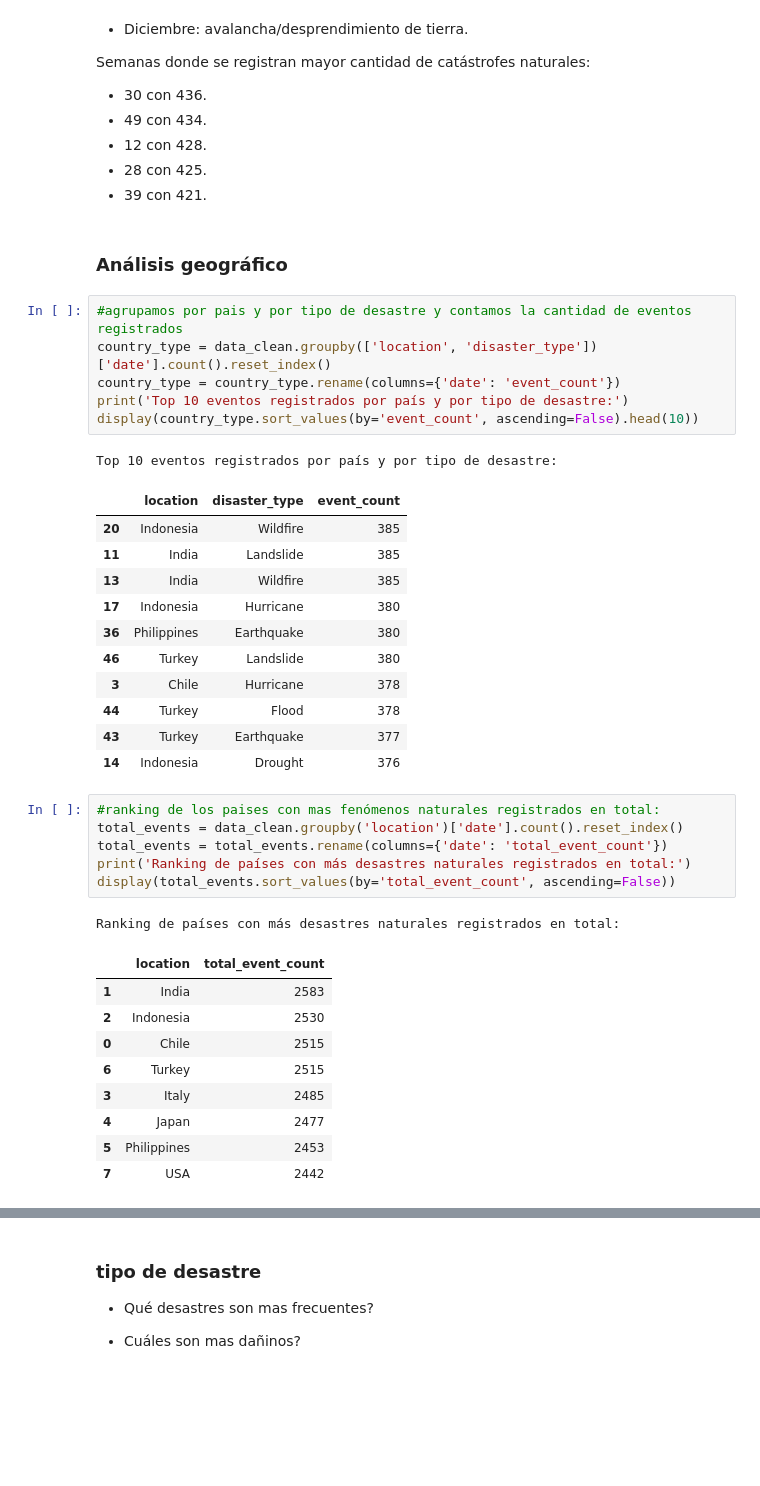
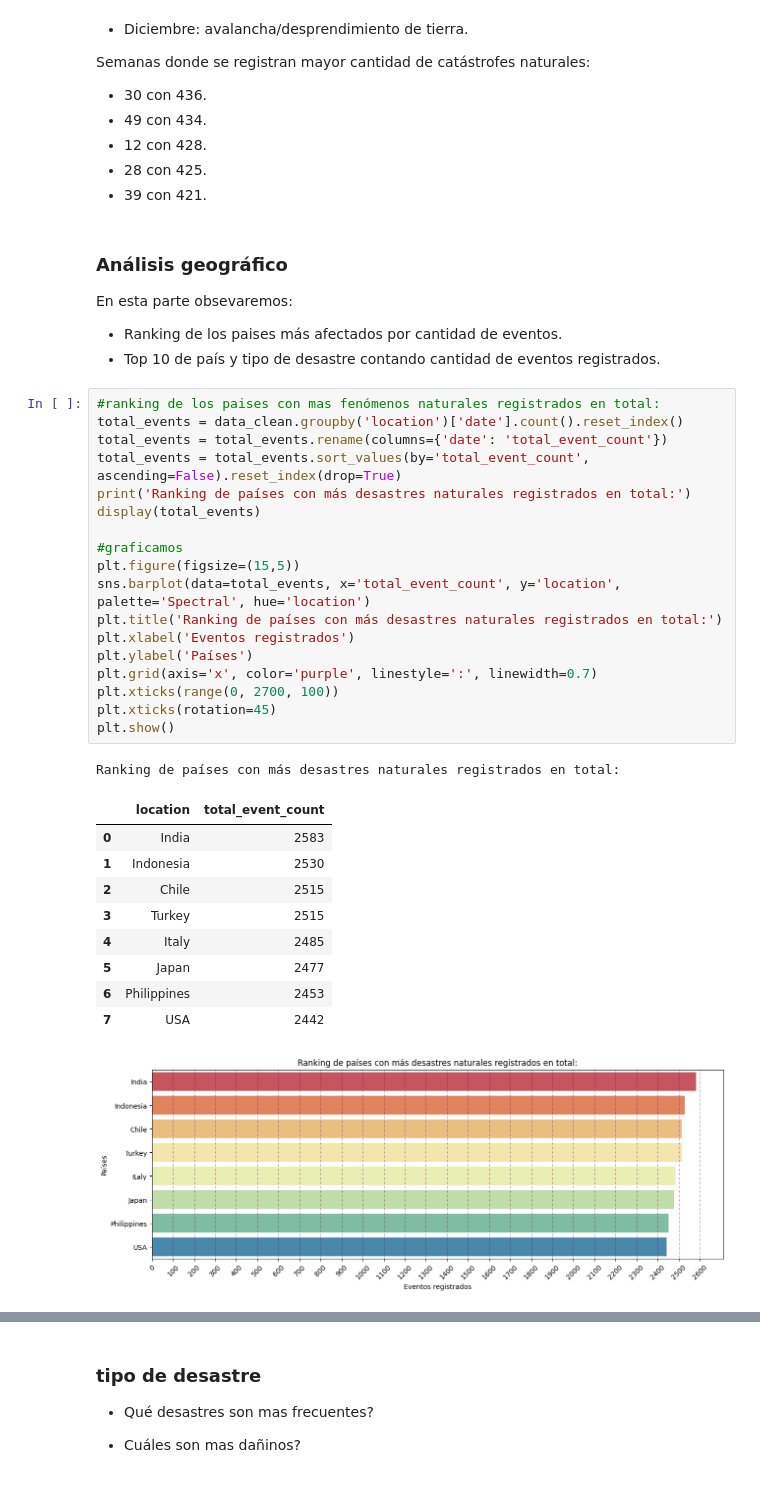
Before and after one commit to ailinalvarez/natural_disaster, a Jupyter notebook: disaster_event.ipynb, the cells around one changed output, grey strips where cells are left out. Cells and saved outputs as stored; diff of their text form; blank space fills up the shorter version.

```diff
--- a/disaster_event.ipynb
+++ b/disaster_event.ipynb
@@ -276,39 +276,37 @@ Semanas donde se registran mayor cantidad de catástrofes naturales:
 - 39 con 421.
 # %% [markdown]
 ### Análisis geográfico
+
+En esta parte obsevaremos:
+- Ranking de los paises más afectados por cantidad de eventos.
+- Top 10 de país y tipo de desastre contando cantidad de eventos registrados.
-# %%
-#agrupamos por pais y por tipo de desastre y contamos la cantidad de eventos registrados
-country_type = data_clean.groupby(['location', 'disaster_type'])['date'].count().reset_index()
-country_type = country_type.rename(columns={'date': 'event_count'})
-print('Top 10 eventos registrados por país y por tipo de desastre:')
-display(country_type.sort_values(by='event_count', ascending=False).head(10))
-# %% [output]
-Top 10 eventos registrados por país y por tipo de desastre:
-|  | location | disaster_type | event_count |
-| 20 | Indonesia | Wildfire | 385 |
-| 11 | India | Landslide | 385 |
-| 13 | India | Wildfire | 385 |
-| 17 | Indonesia | Hurricane | 380 |
-| 36 | Philippines | Earthquake | 380 |
-| 46 | Turkey | Landslide | 380 |
-| 3 | Chile | Hurricane | 378 |
-| 44 | Turkey | Flood | 378 |
-| 43 | Turkey | Earthquake | 377 |
-| 14 | Indonesia | Drought | 376 |
 # %%
 #ranking de los paises con mas fenómenos naturales registrados en total:
 total_events = data_clean.groupby('location')['date'].count().reset_index()
 total_events = total_events.rename(columns={'date': 'total_event_count'})
+total_events = total_events.sort_values(by='total_event_count', ascending=False).reset_index(drop=True)
 print('Ranking de países con más desastres naturales registrados en total:')
-display(total_events.sort_values(by='total_event_count', ascending=False))
+display(total_events)
+
+#graficamos
+plt.figure(figsize=(15,5))
+sns.barplot(data=total_events, x='total_event_count', y='location', palette='Spectral', hue='location')
+plt.title('Ranking de países con más desastres naturales registrados en total:')
+plt.xlabel('Eventos registrados')
+plt.ylabel('Países')
+plt.grid(axis='x', color='purple', linestyle=':', linewidth=0.7)
+plt.xticks(range(0, 2700, 100))
+plt.xticks(rotation=45)
+plt.show()
 # %% [output]
 Ranking de países con más desastres naturales registrados en total:
 |  | location | total_event_count |
-| 1 | India | 2583 |
-| 2 | Indonesia | 2530 |
-| 0 | Chile | 2515 |
-| 6 | Turkey | 2515 |
-| 3 | Italy | 2485 |
-| 4 | Japan | 2477 |
-| 5 | Philippines | 2453 |
+| 0 | India | 2583 |
+| 1 | Indonesia | 2530 |
+| 2 | Chile | 2515 |
+| 3 | Turkey | 2515 |
+| 4 | Italy | 2485 |
+| 5 | Japan | 2477 |
+| 6 | Philippines | 2453 |
 | 7 | USA | 2442 |
+[figure, added]
```
Also changed, not shown: parts of 4 cells of this notebook.
